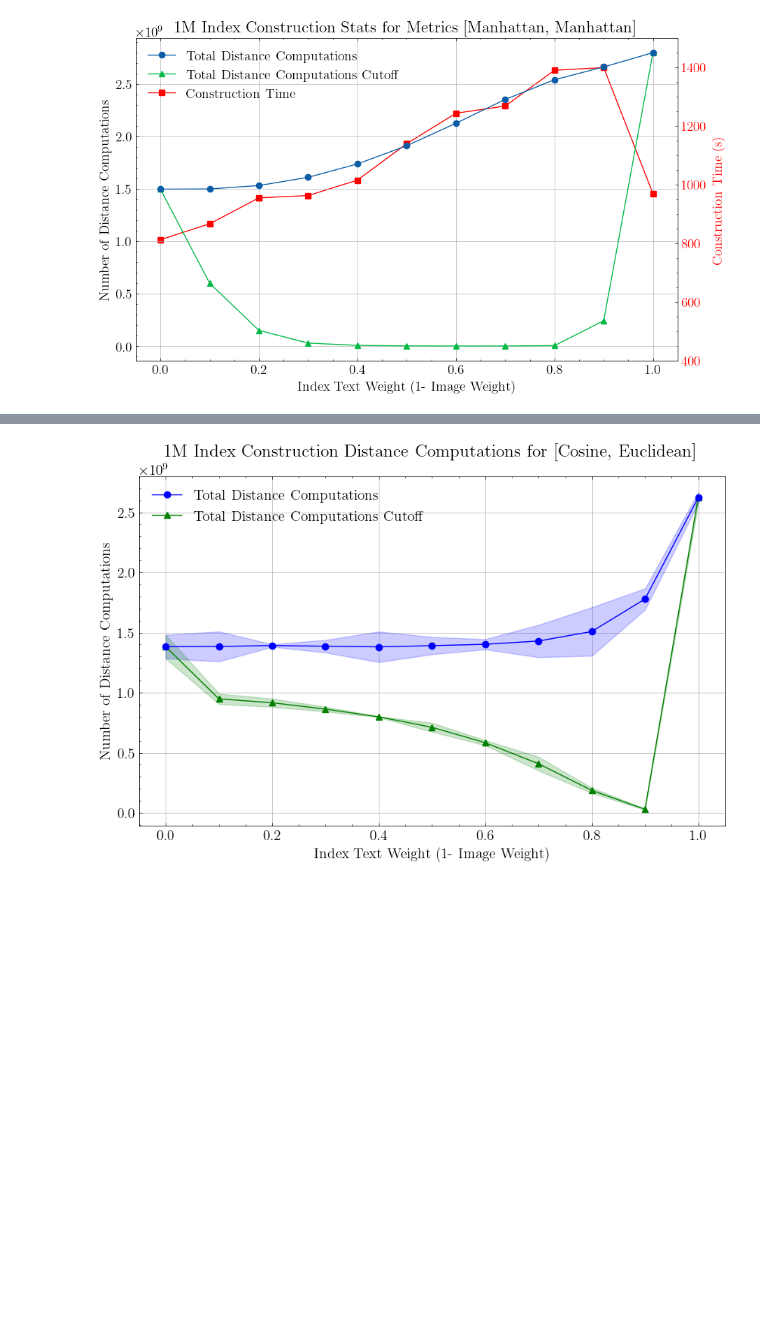
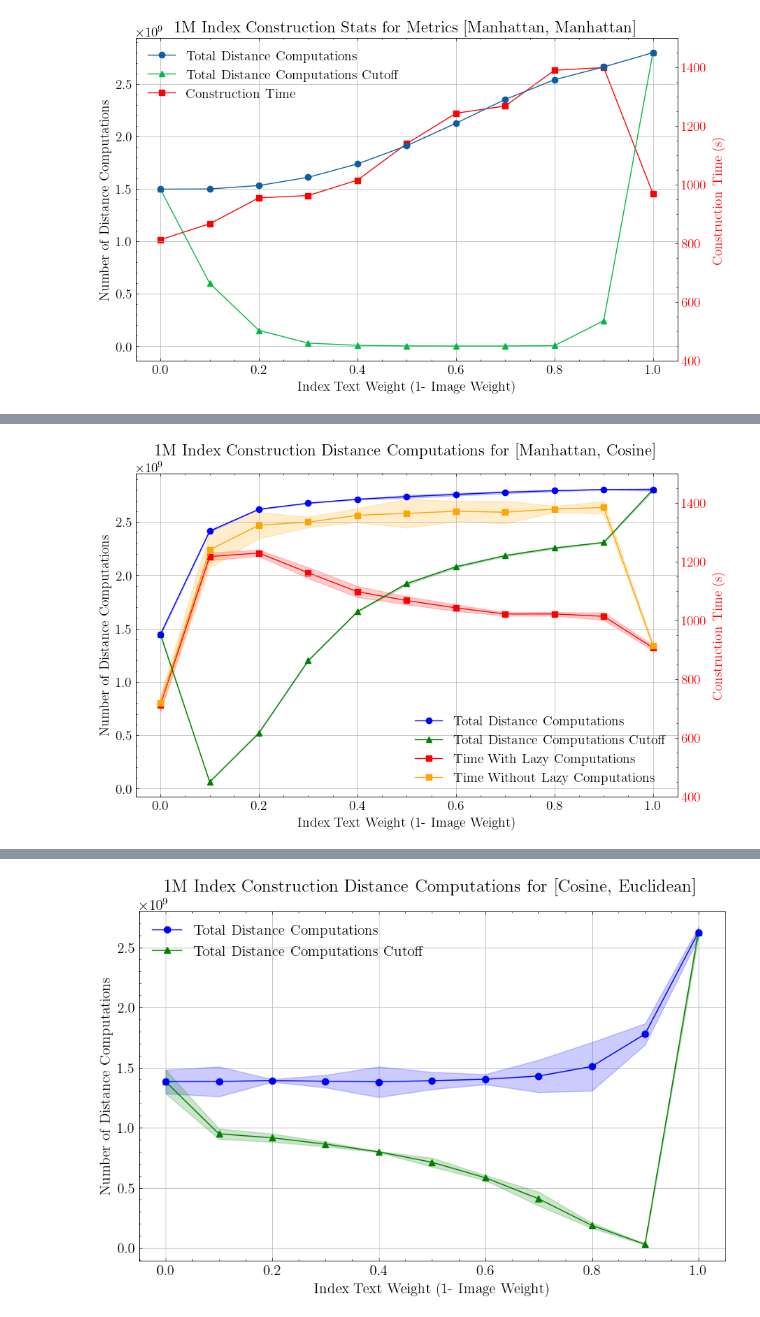
Before and after one commit to yavuzff/scalable-multimodal-similarity-search, a Jupyter notebook: notebooks/plot_graphs_weights_exp.ipynb, the cells around one changed output, grey strips where cells are left out. Saved outputs shown, nothing was run; the diff lists cells and outputs as text; code cells hidden in the pictures; blank space fills up the shorter version.

```diff
--- a/notebooks/plot_graphs_weights_exp.ipynb
+++ b/notebooks/plot_graphs_weights_exp.ipynb
@@ -509,0 +503,27 @@ plot_construction_distance_calls_only_with_ci(params, total_distance_calls, num_
+# %%
+# time against no reorder
+total_distance_calls = defaultdict(list)
+num_lazy_distance_cutoffs = defaultdict(list)
+all_times = defaultdict(list)
+metrics = ["manhattan", "cosine"]
+for seed in [100, 102, 103]: # 100, 101, 102, 103
+    normalised="normalised/"
+    params, times, _, _, total_distance_calls_temp, num_lazy_distance_cutoffs_temp = get_construction_data_per_metric_and_seed(metrics, seed=seed, normalised=normalised, base_folder=STATS_BASE_FOLDER)
+    keys = list(total_distance_calls_temp.keys())
+    for key in keys:
+        total_distance_calls[key].append(total_distance_calls_temp[key])
+        num_lazy_distance_cutoffs[key].append(num_lazy_distance_cutoffs_temp[key])
+        all_times[key].append(times[key][0])
+
+all_no_reorder_times = defaultdict(list)
+for seed in [101, 102, 103]:
+    normalised="normalised/nolazy/"
+    params, no_reorder_times, _, _, _, _ = get_construction_data_per_metric_and_seed(metrics, seed=seed, normalised=normalised, base_folder=BASE_DIR)
+    keys = list(no_reorder_times.keys())
+    for key in keys:
+        all_no_reorder_times[key].append(no_reorder_times[key][0])
+
+
+plot_construction_distance_calls_only_with_ci(params, total_distance_calls, num_lazy_distance_cutoffs, times=all_times, no_reorder_times=all_no_reorder_times)
+# %% [output]
+[figure, added]
```
Also changed, not shown: parts of 29 cells of this notebook, 3 other files.
